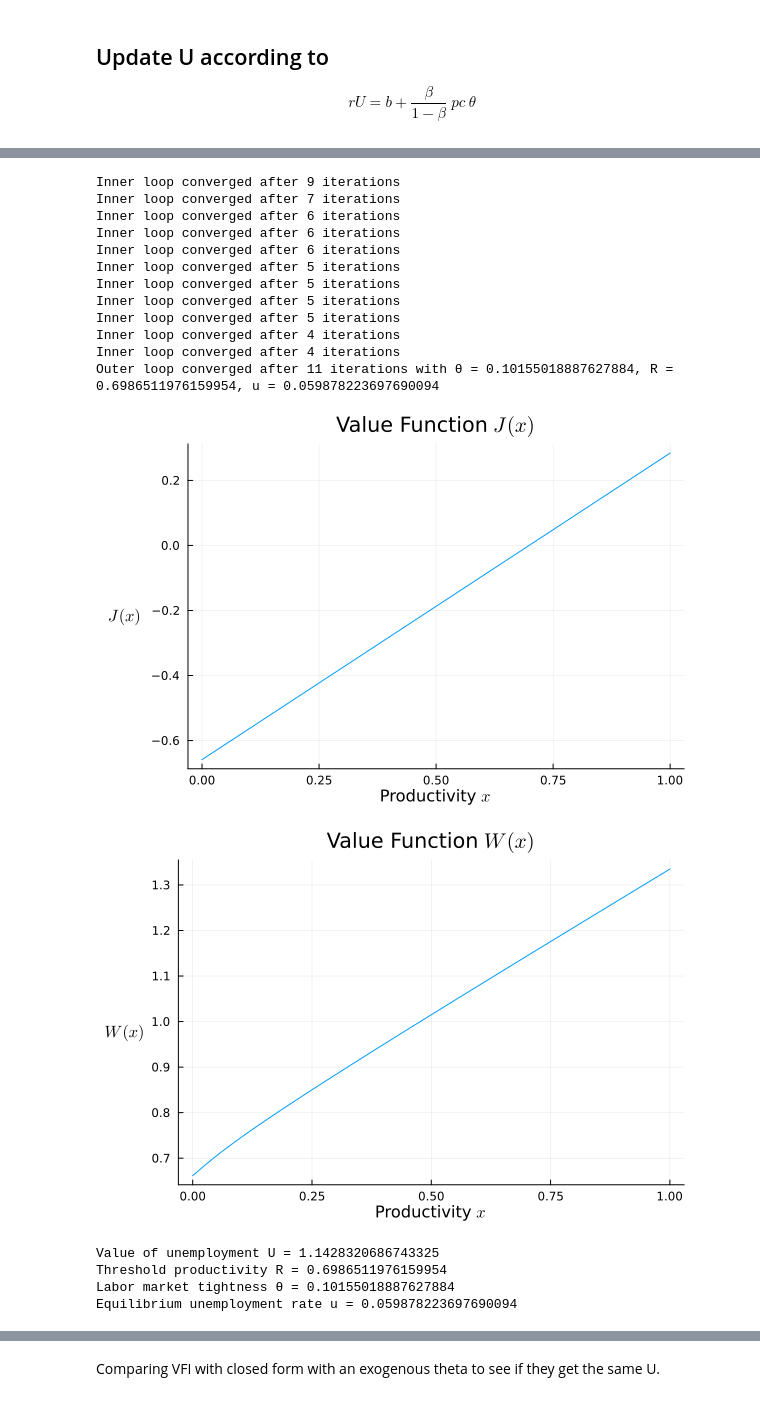
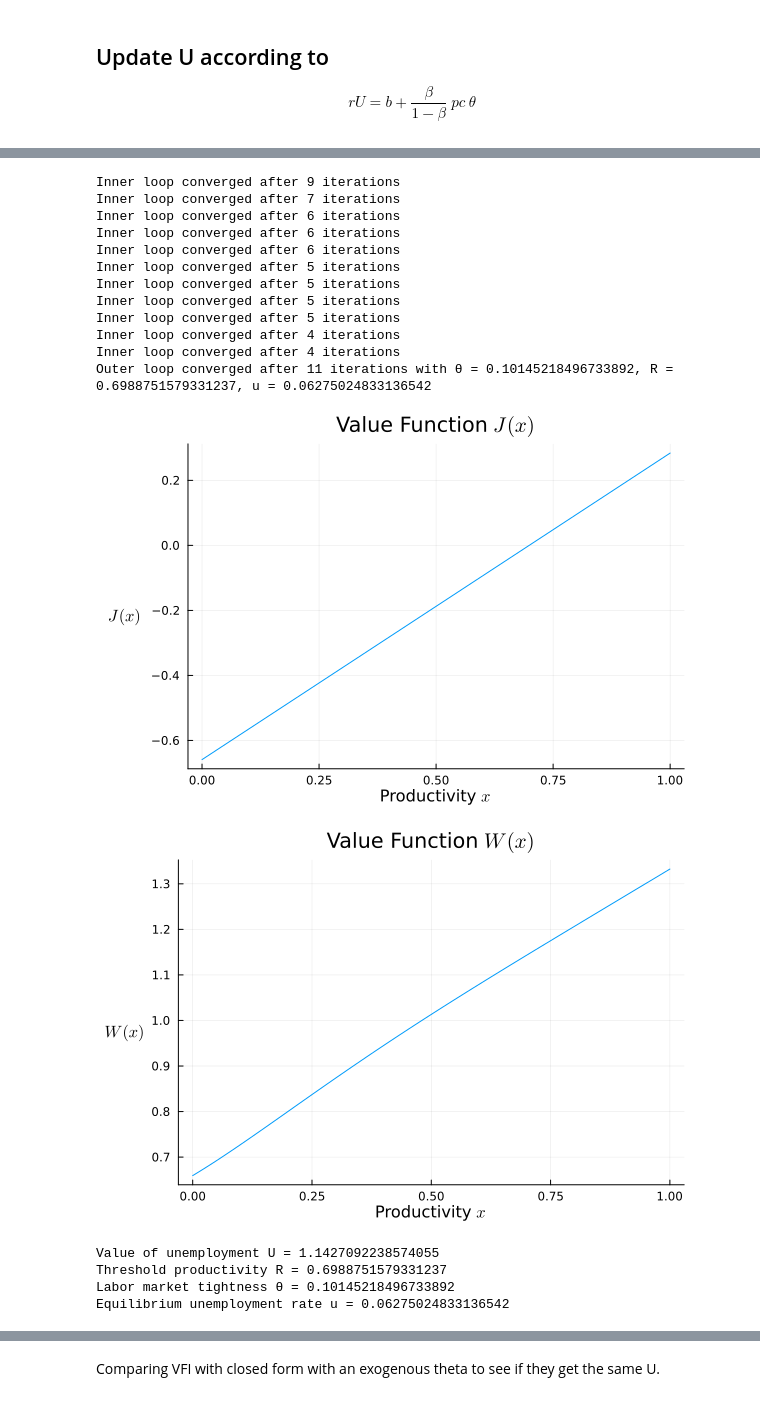
Before and after one commit to RamziChariag/DMP_labour_market_choice, a Jupyter notebook: code/two_sided_endo_JD.ipynb, the cells around one changed output, grey strips where cells are left out. Drawn from its saved outputs; the diff is of its cells as text; code cells hidden in the pictures.

```diff
--- a/code/two_sided_endo_JD.ipynb
+++ b/code/two_sided_endo_JD.ipynb
@@ -204,8 +234,8 @@ function main_vfi()
 
     # Parameters
     p = 1.61    # General productivity
-    μₓ = 0.3    # Mean of productivity distribution
-    σₓ = 0.7   # Standard deviation of productivity distribution
+    μₓ = 2    # Mean of productivity distribution
+    σₓ = 5   # Standard deviation of productivity distribution
     r = 0.9847  # Discount rate
     λ = 0.04  # Job separation rate
     c = 1.15  # Job creation cost
@@ -220,8 +250,8 @@ function main_vfi()
     nx = grid_sizes.x_grid
     grid_x = collect(range(0.0, 1.0, length=nx))
 
-    # PDF and CDF of x (log-normal distribution, truncated to [0, 1])
-    g, G = truncated_lognormal(μₓ, σₓ)
+    # PDF and CDF of x
+    g, G = truncated_beta(μₓ, σₓ)
 
     # Create the problem
     problem = JobMarketProblem(p, b, c, r, λ, β, η, θ, R, G, g, grid_x, A)
@@ -288,8 +318,8 @@ end
 function main_vfi()
     # Parameters
     p = 1.61    # General productivity
-    μₓ = 0.2    # Mean of productivity distribution
-    σₓ = 0.7   # Standard deviation of productivity distribution
+    μₓ = 2    # Mean of productivity distribution
+    σₓ = 5   # Standard deviation of productivity distribution
     r = 0.9847  # Discount rate
     λ = 0.04  # Job separation rate
     c = 1.15  # Job creation cost
@@ -304,8 +334,8 @@ function main_vfi()
     nx = grid_sizes.x_grid
     grid_x = collect(range(0.0, 1.0, length=nx))
 
-    # PDF and CDF of x (log-normal distribution, truncated to [0, 1])
-    g, G = truncated_lognormal(μₓ, σₓ)
+    # PDF and CDF of x (Beta distribution, truncated to [0, 1])
+    g, G = truncated_beta(μₓ, σₓ)
 
     # Create the problem
     problem = JobMarketProblem(p, b, c, r, λ, β, η, θ, R, G, g, grid_x, A)
@@ -457,9 +487,9 @@ end
 # Main function to set up the problem
 function main_vfi(verbose_model::Bool=false, verbose_vfi::Bool=false, verbose::Bool=false)
     # Parameters
-    p = 1.61
-    μₓ = 0.2    # Mean of productivity distribution
-    σₓ = 0.7   # Standard deviation of productivity distribution
+    p = 1.61    # General productivity
+    μₓ = 2    # Mean of productivity distribution
+    σₓ = 5   # Standard deviation of productivity distribution
     r = 0.9847  # Discount rate
     λ = 0.04  # Job separation rate
     c = 1.15  # Job creation cost
@@ -475,7 +505,7 @@ function main_vfi(verbose_model::Bool=false, verbose_vfi::Bool=false, verbose::B
     grid_x = collect(range(0.0, 1.0, length=nx))
 
     # PDF and CDF of x (log-normal distribution, truncated to [0, 1])
-    g, G = truncated_lognormal(μₓ, σₓ)
+    g, G = truncated_beta(μₓ, σₓ)
 
     # Create the problem
     problem = JobMarketProblem(p, b, c, r, λ, β, η, θ, R, G, g, grid_x, A)
@@ -496,36 +526,36 @@ function main_vfi(verbose_model::Bool=false, verbose_vfi::Bool=false, verbose::B
     W_plot = plot(grid_x, W,
         title=L"Value Function $W(x)$",
         xlabel=L"Productivity $x$",
         ylabel=L"$W(x)$", label="",
         yguidefontrotation=-90,
         left_margin = 8mm
     )
     display(W_plot)
 
     println("Value of unemployment U = $U")
     println("Threshold productivity R = $R")
     println("Labor market tightness θ = $θ")
     println("Equilibrium unemployment rate u = $u")
 end
 
 # Call with verbosity levels
 main_vfi(true, true, true)
 # %% [output]
 Inner loop converged after 9 iterations
 Inner loop converged after 7 iterations
 Inner loop converged after 6 iterations
 Inner loop converged after 6 iterations
 Inner loop converged after 6 iterations
 Inner loop converged after 5 iterations
 Inner loop converged after 5 iterations
 Inner loop converged after 5 iterations
 Inner loop converged after 5 iterations
 Inner loop converged after 4 iterations
 Inner loop converged after 4 iterations
-Outer loop converged after 11 iterations with θ = 0.10155018887627884, R = 0.6986511976159954, u = 0.059878223697690094
+Outer loop converged after 11 iterations with θ = 0.10145218496733892, R = 0.6988751579331237, u = 0.06275024833136542
 [figure]
-[figure, old version]
+[figure, new version]
-Value of unemployment U = 1.1428320686743325
-Threshold productivity R = 0.6986511976159954
-Labor market tightness θ = 0.10155018887627884
-Equilibrium unemployment rate u = 0.059878223697690094
+Value of unemployment U = 1.1427092238574055
+Threshold productivity R = 0.6988751579331237
+Labor market tightness θ = 0.10145218496733892
+Equilibrium unemployment rate u = 0.06275024833136542
```
Also changed, not shown: parts of 9 cells of this notebook, 2 other files.
